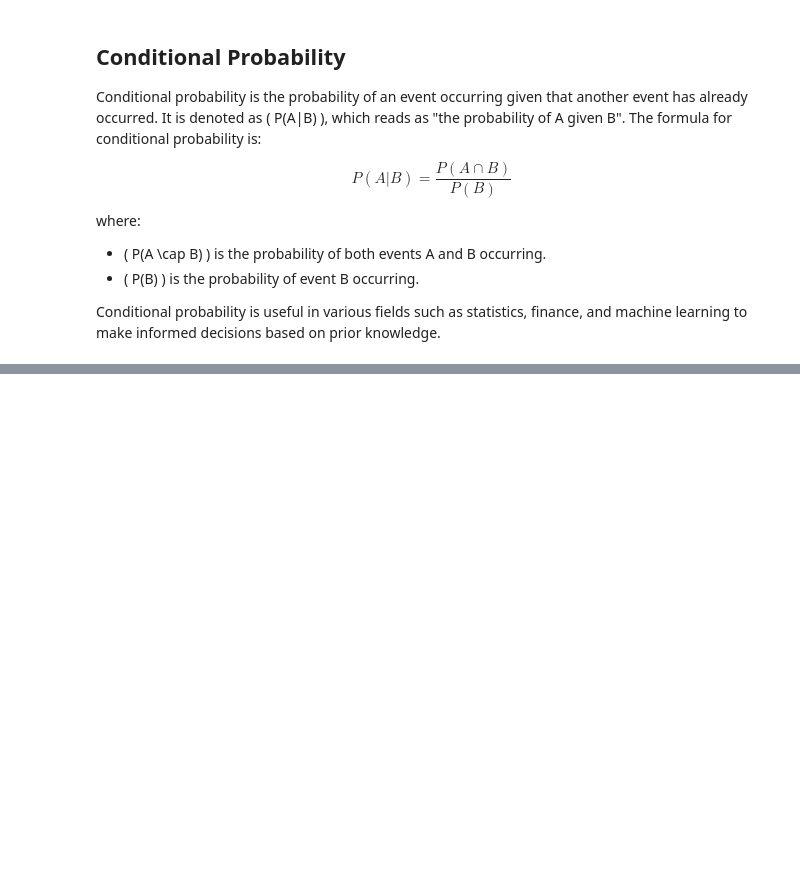
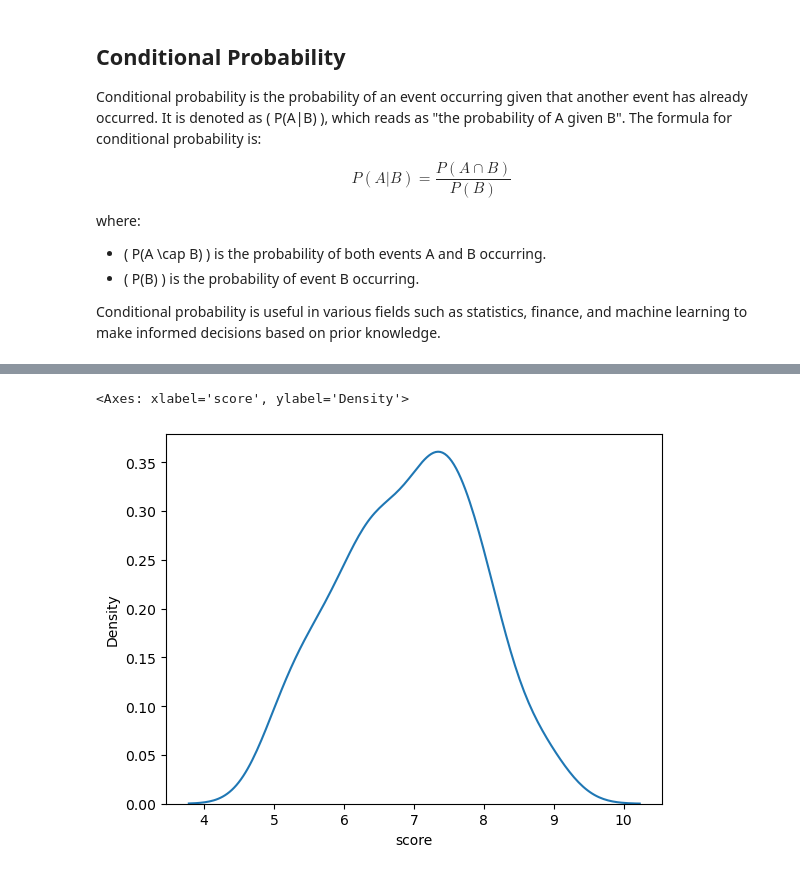
Before and after one commit to ruddropust/ML-Learn, a Jupyter notebook: WSCubeTech/Imbalence Dataset/Naive_Bayes.ipynb, the cells around one changed output, grey strips where cells are left out. Drawn from its saved outputs; the diff is of its cells as text; code cells hidden in the pictures; blank space fills up the shorter version.

```diff
--- a/WSCubeTech/Imbalence Dataset/Naive_Bayes.ipynb
+++ b/WSCubeTech/Imbalence Dataset/Naive_Bayes.ipynb
@@ -44,0 +50,5 @@ NameError: name 'placement' is not defined
+# %%
+sns.kdeplot(data=dataset["score"])
+# %% [output]
+<Axes: xlabel='score', ylabel='Density'>
+[figure, added]
```
Also changed, not shown: parts of 14 cells of this notebook.
